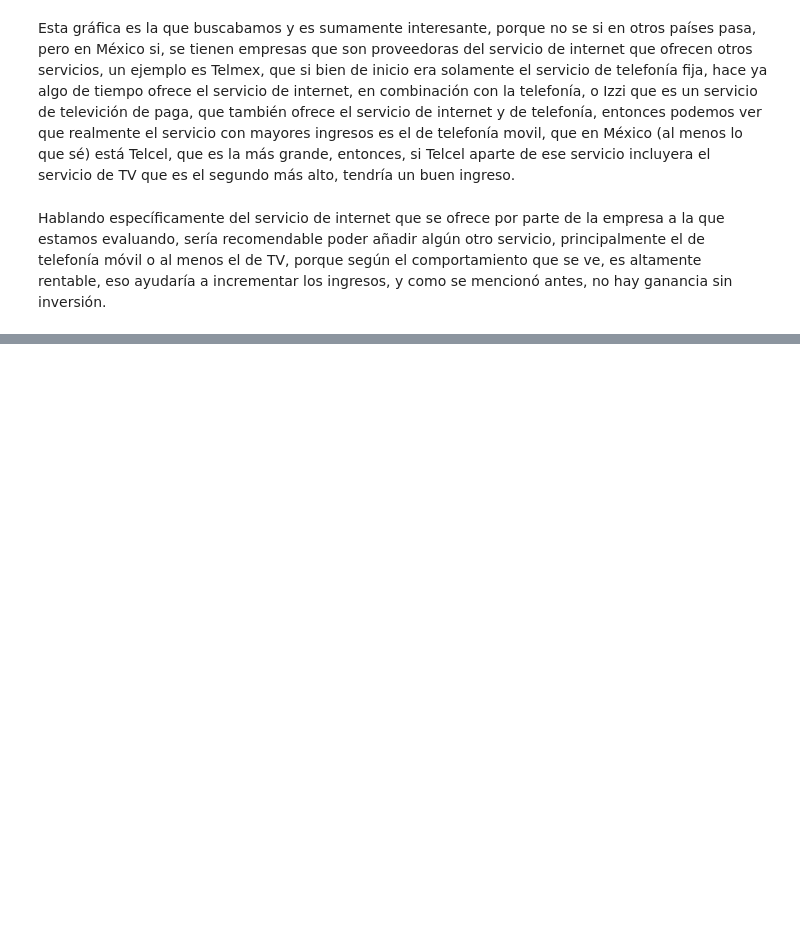
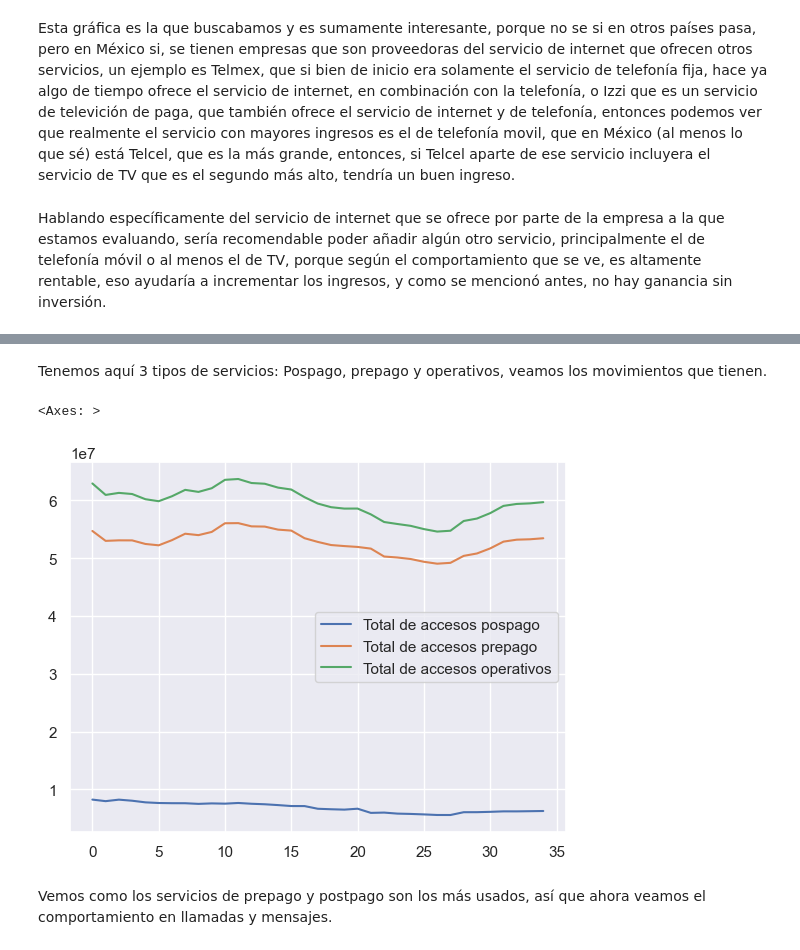
Before and after one commit to AJusto14/PI_DataAnalysis_AAJG, a Jupyter notebook: eda_adicional.ipynb, the cells around one changed output, grey strips where cells are left out. Saved outputs shown, nothing was run; the diff lists cells and outputs as text; code cells hidden in the pictures; blank space fills up the shorter version.

```diff
--- a/eda_adicional.ipynb
+++ b/eda_adicional.ipynb
@@ -296,0 +353,13 @@ Hablando específicamente del servicio de internet que se ofrece por parte de la
+# %% [markdown]
+Tenemos aquí 3 tipos de servicios: Pospago, prepago y operativos, veamos los movimientos que tienen.
+# %%
+#Entonces selecionamos las columnas que nos interesan
+acceso_movil = extra_trimestre[['Total de accesos pospago', 'Total de accesos prepago','Total de accesos operativos']]
+# %%
+#Graficamos
+acceso_movil.plot()
+# %% [output]
+<Axes: >
+[figure, added]
+# %% [markdown]
+Vemos como los servicios de prepago y postpago son los más usados, así que ahora veamos el comportamiento en llamadas y mensajes.
```
Also changed, not shown: parts of 42 cells of this notebook, 1 other file.
